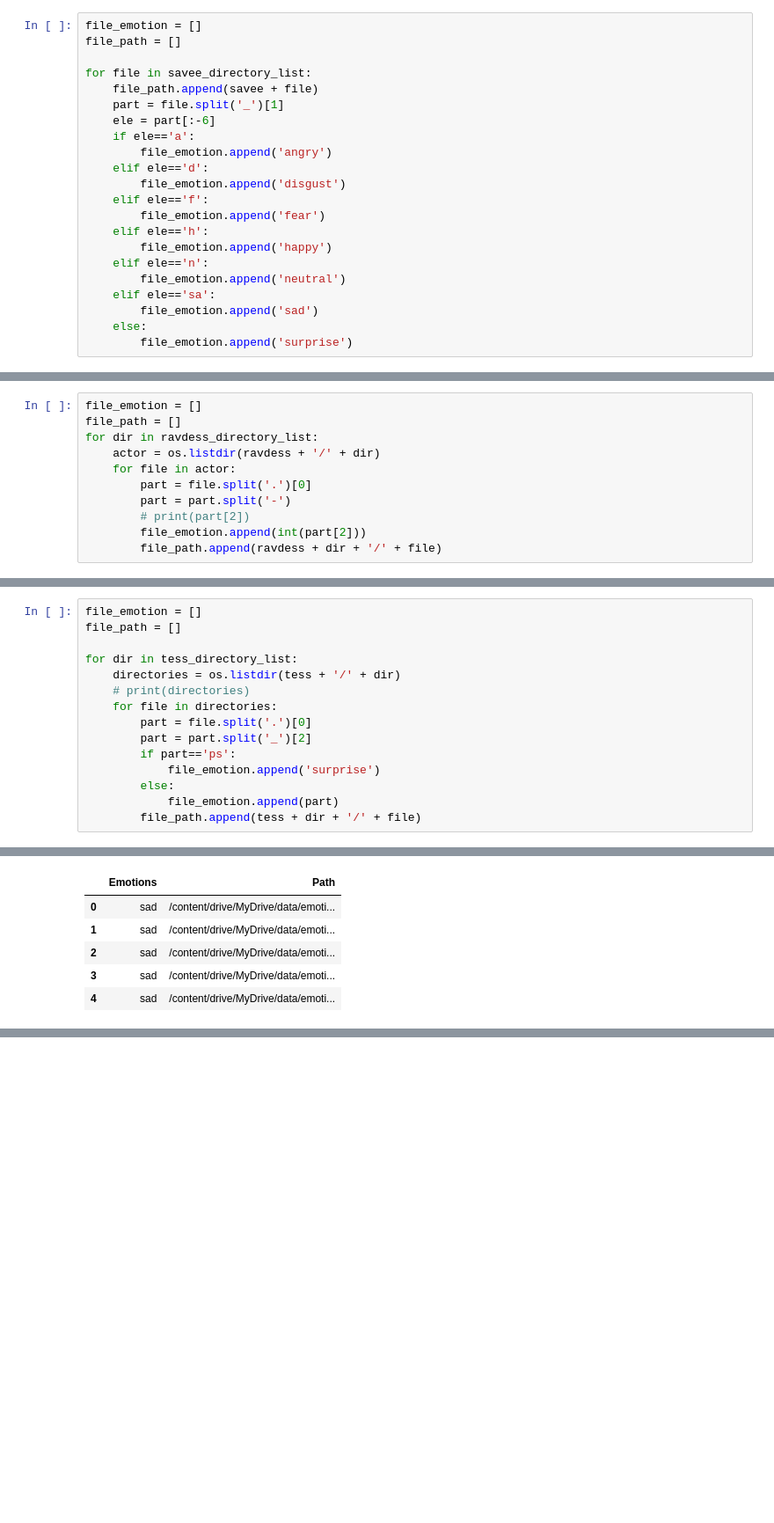
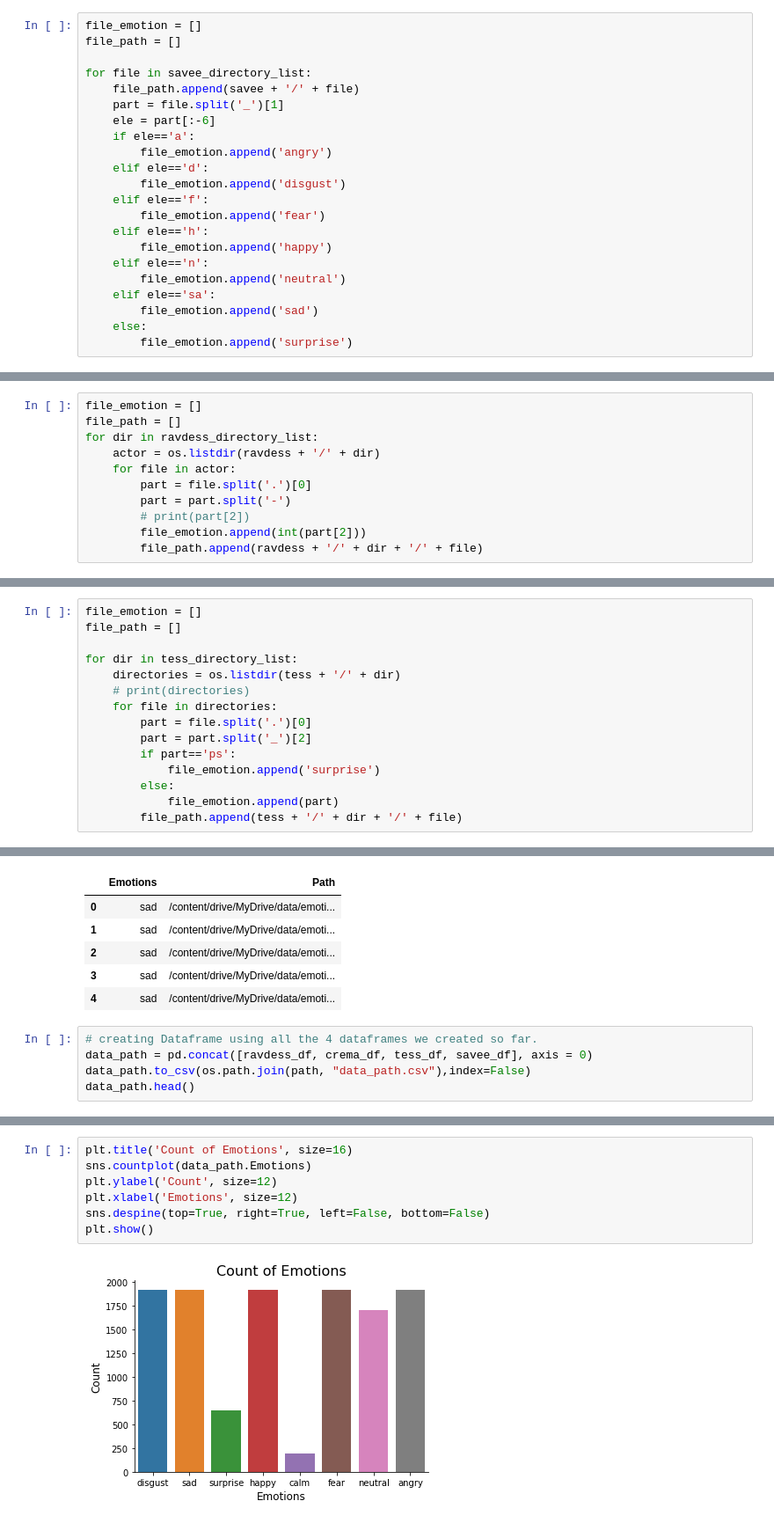
Before and after one commit to Solution-Challenge-GIST/Speech_Emotion_Classifier, a Jupyter notebook: SpeechEmotionClassifier.ipynb, the cells around one changed output, grey strips where cells are left out. Shown at 88% size. Drawn from its saved outputs; the diff is of its cells as text; blank space fills up the shorter version.

Commit message:
feat: visualization and augmentation

```diff
--- a/SpeechEmotionClassifier.ipynb
+++ b/SpeechEmotionClassifier.ipynb
@@ -106,7 +106,7 @@ file_emotion = []
 file_path = []
 
 for file in savee_directory_list:
-    file_path.append(savee + file)
+    file_path.append(savee + '/' + file)
     part = file.split('_')[1]
     ele = part[:-6]
     if ele=='a':
@@ -174,7 +174,7 @@ for dir in ravdess_directory_list:
         part = part.split('-')
         # print(part[2])
         file_emotion.append(int(part[2]))
-        file_path.append(ravdess + dir + '/' + file)
+        file_path.append(ravdess + '/' + dir + '/' + file)
 # %%
 emotion_df = pd.DataFrame(file_emotion, columns=['Emotions'])
 emotion_df.head()
@@ -225,7 +225,7 @@ for dir in tess_directory_list:
             file_emotion.append('surprise')
         else:
             file_emotion.append(part)
-        file_path.append(tess + dir + '/' + file)
+        file_path.append(tess + '/' + dir + '/' + file)
 # %%
 emotion_df = pd.DataFrame(file_emotion, columns=['Emotions'])
 emotion_df.head()
@@ -247,3 +247,8 @@ tess_df.head()
 | 2 | sad | /content/drive/MyDrive/data/emoti... |
 | 3 | sad | /content/drive/MyDrive/data/emoti... |
 | 4 | sad | /content/drive/MyDrive/data/emoti... |
+# %%
+# creating Dataframe using all the 4 dataframes we created so far.
+data_path = pd.concat([ravdess_df, crema_df, tess_df, savee_df], axis = 0)
+data_path.to_csv(os.path.join(path, "data_path.csv"),index=False)
+data_path.head()
@@ -249,0 +264,9 @@ tess_df.head()
+# %%
+plt.title('Count of Emotions', size=16)
+sns.countplot(data_path.Emotions)
+plt.ylabel('Count', size=12)
+plt.xlabel('Emotions', size=12)
+sns.despine(top=True, right=True, left=False, bottom=False)
+plt.show()
+# %% [output]
+[figure, added]
```
Also changed, not shown: parts of 12 cells of this notebook.
